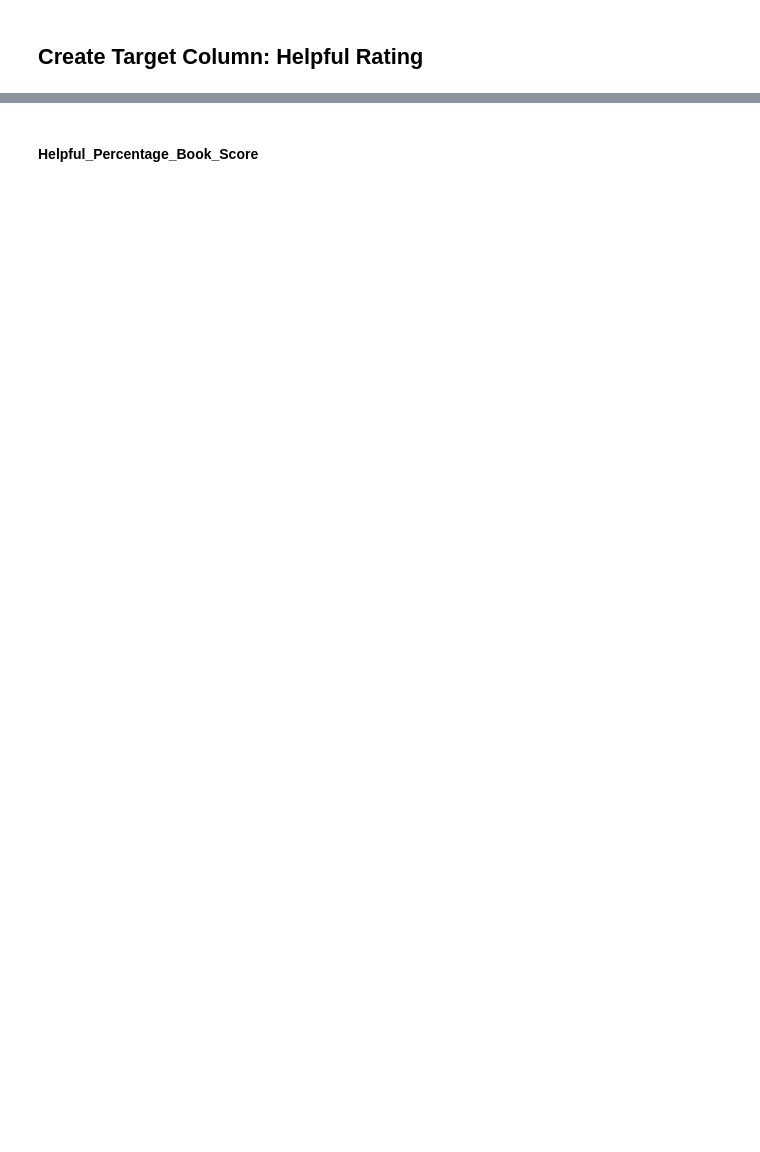
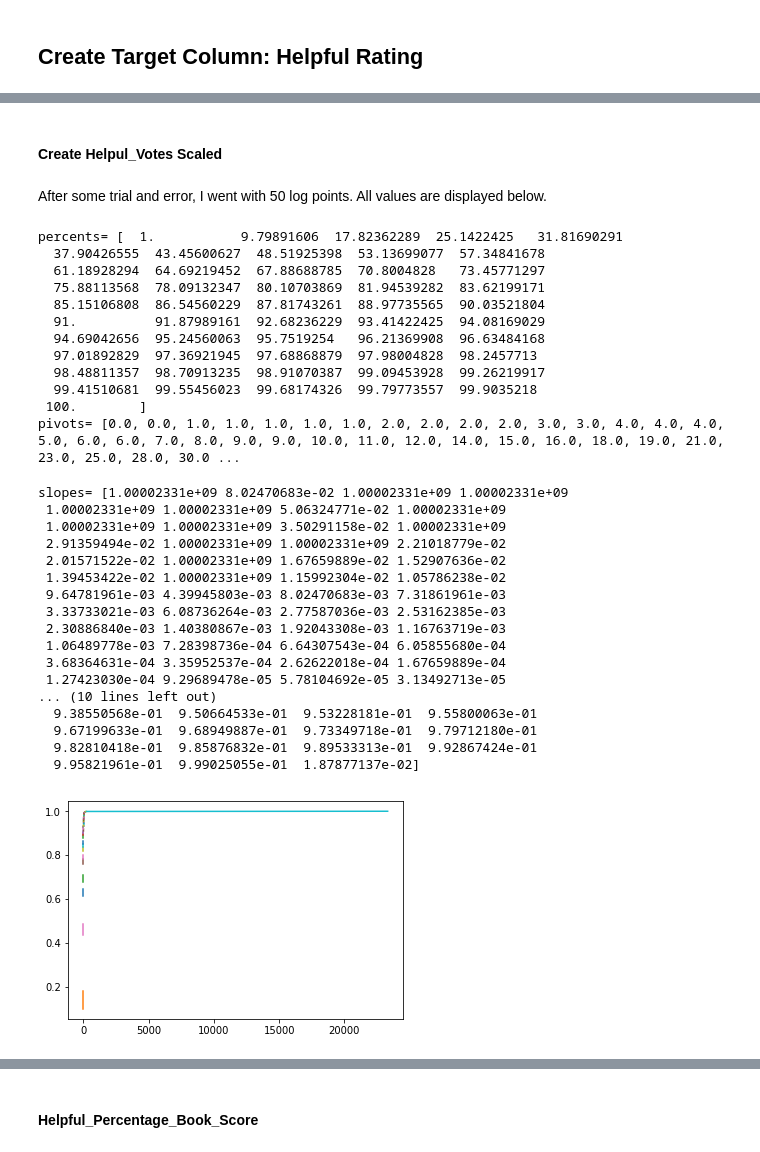
Before and after one commit to coreyjwade/Helpful_Reviews, a Jupyter notebook: Helpful_Reviews_Data_Wrangling.ipynb, the cells around one changed output, grey strips where cells are left out. Saved outputs shown, nothing was run; the diff lists cells and outputs as text; code cells hidden in the pictures; blank space fills up the shorter version.

```diff
--- a/Helpful_Reviews_Data_Wrangling.ipynb
+++ b/Helpful_Reviews_Data_Wrangling.ipynb
@@ -203,6 +222,0 @@ I start by creating a new function to scale Helpful_Votes from (0,1). I choose a
-# %%
-# determine slope, y_intercept from two given points
-def two_points_line(a,b):
-    slope = (b[1] - a[1])/(b[0]-a[0])
-    y_int = a[1] - slope * a[0]
-    return slope, y_int
@@ -238,0 +225,37 @@ Helpful_Votes_Scaled = df['Helpful_Votes'].apply(helpful_votes_rating)
+# %%
+# Define line from two points and a provided column
+def two_points_line(a, b, column):
+
+    # Case when y-values are the same
+    if b[1]==a[1]:
+
+        # Slope defaults to 0
+        slope = 0
+
+    # Case when x-values are the same
+    elif b[0]==a[0]:
+
+        # Case when max value is less than 999999999
+        if column.max() < 999999999:
+
+            # Add 999999999 to max value
+            slope = column.max() + 999999999
+
+        # All other cases
+        else:
+
+            # Multiply max value by itself (greater than 999999999)
+            slope = column.max() * column.max()
+
+    # When x-values and y-values are not 0
+    else:
+
+        # Use standard slope formula
+        slope = (b[1] - a[1])/(b[0]-a[0])
+
+
+    # Equation for y-intercept (solving y=mx+b for b)
+    y_int = a[1] - slope * a[0]
+
+    # Return slope and y-intercept
+    return slope, y_int
@@ -238,0 +434,37 @@ Helpful_Votes_Scaled = df['Helpful_Votes'].apply(helpful_votes_rating)
+# %% [markdown]
+#### Create Helpul_Votes Scaled
+# %% [markdown]
+After some trial and error, I went with 50 log points. All values are displayed below.
+# %%
+Helpful_Votes_Scaled = skewed_to_linear(50, df.Helpful_Votes, logspace=True, show_graph=True, print_arrays=True)
+# %% [output]
+percents= [  1.           9.79891606  17.82362289  25.1422425   31.81690291
+  37.90426555  43.45600627  48.51925398  53.13699077  57.34841678
+  61.18928294  64.69219452  67.88688785  70.8004828   73.45771297
+  75.88113568  78.09132347  80.10703869  81.94539282  83.62199171
+  85.15106808  86.54560229  87.81743261  88.97735565  90.03521804
+  91.          91.87989161  92.68236229  93.41422425  94.08169029
+  94.69042656  95.24560063  95.7519254   96.21369908  96.63484168
+  97.01892829  97.36921945  97.68868879  97.98004828  98.2457713
+  98.48811357  98.70913235  98.91070387  99.09453928  99.26219917
+  99.41510681  99.55456023  99.68174326  99.79773557  99.9035218
+ 100.        ]
+pivots= [0.0, 0.0, 1.0, 1.0, 1.0, 1.0, 1.0, 2.0, 2.0, 2.0, 2.0, 3.0, 3.0, 4.0, 4.0, 4.0, 5.0, 6.0, 6.0, 7.0, 8.0, 9.0, 9.0, 10.0, 11.0, 12.0, 14.0, 15.0, 16.0, 18.0, 19.0, 21.0, 23.0, 25.0, 28.0, 30.0 ...
+slopes= [1.00002331e+09 8.02470683e-02 1.00002331e+09 1.00002331e+09
+ 1.00002331e+09 1.00002331e+09 5.06324771e-02 1.00002331e+09
+ 1.00002331e+09 1.00002331e+09 3.50291158e-02 1.00002331e+09
+ 2.91359494e-02 1.00002331e+09 1.00002331e+09 2.21018779e-02
+ 2.01571522e-02 1.00002331e+09 1.67659889e-02 1.52907636e-02
+ 1.39453422e-02 1.00002331e+09 1.15992304e-02 1.05786238e-02
+ 9.64781961e-03 4.39945803e-03 8.02470683e-03 7.31861961e-03
+ 3.33733021e-03 6.08736264e-03 2.77587036e-03 2.53162385e-03
+ 2.30886840e-03 1.40380867e-03 1.92043308e-03 1.16763719e-03
+ 1.06489778e-03 7.28398736e-04 6.64307543e-04 6.05855680e-04
+ 3.68364631e-04 3.35952537e-04 2.62622018e-04 1.67659889e-04
+ 1.27423030e-04 9.29689478e-05 5.78104692e-05 3.13492713e-05
+... (10 lines left out)
+  9.38550568e-01  9.50664533e-01  9.53228181e-01  9.55800063e-01
+  9.67199633e-01  9.68949887e-01  9.73349718e-01  9.79712180e-01
+  9.82810418e-01  9.85876832e-01  9.89533313e-01  9.92867424e-01
+  9.95821961e-01  9.99025055e-01  1.87877137e-02]
+[figure, added]
```
Also changed, not shown: parts of 55 cells of this notebook.
